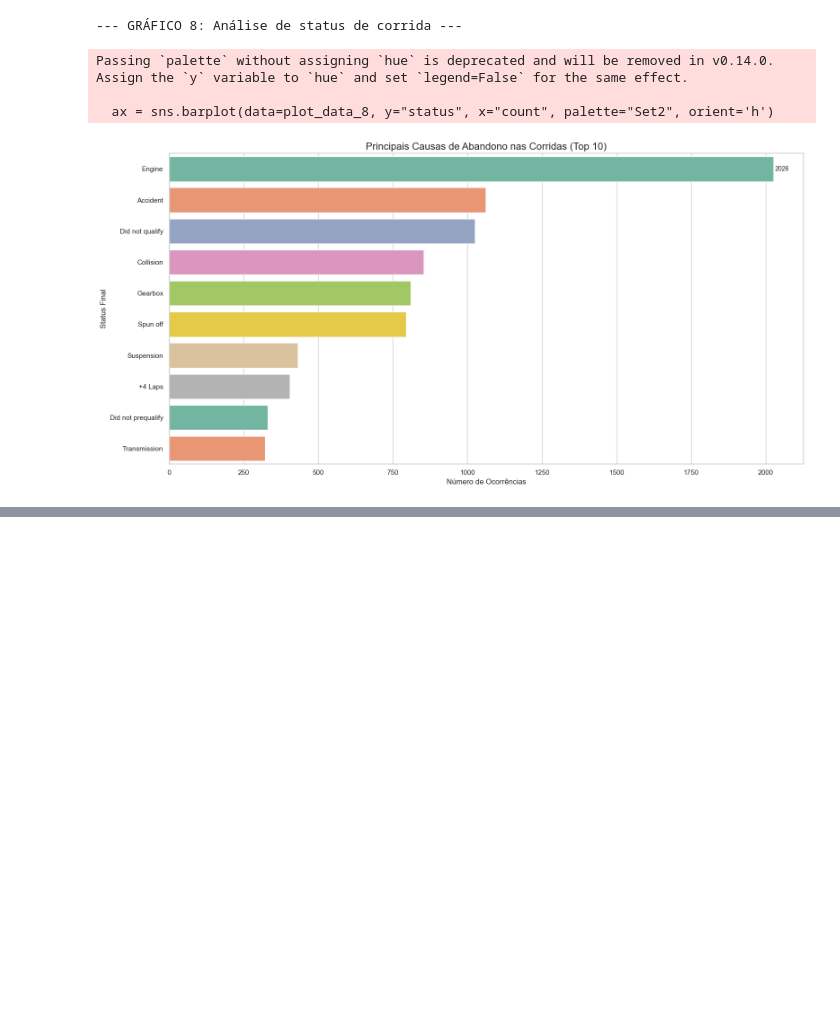
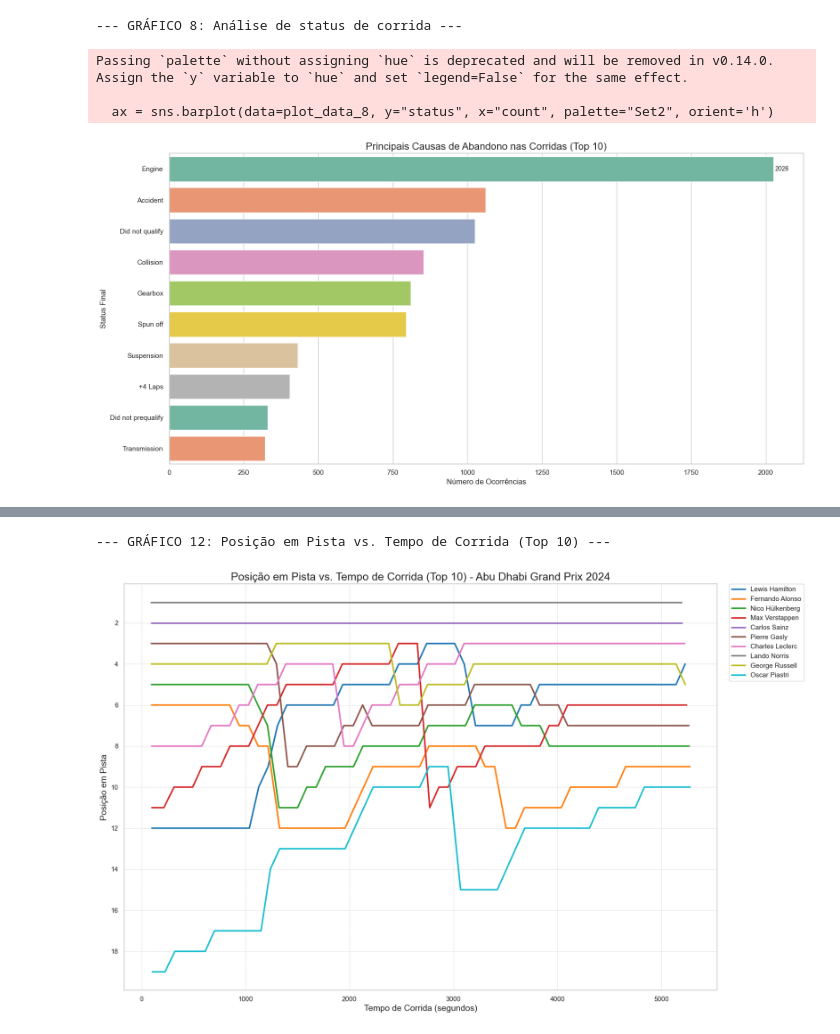
Before and after one commit to Julio1099/formula1-analytics, a Jupyter notebook: Data Layer/raw/Analise_PySpark2.ipynb, the cells around one changed output, grey strips where cells are left out. Cells and saved outputs as stored; diff of their text form; code cells hidden in the pictures; blank space fills up the shorter version.

```diff
--- a/Data Layer/raw/Analise_PySpark2.ipynb
+++ b/Data Layer/raw/Analise_PySpark2.ipynb
@@ -252,2 +466,76 @@ Passing `palette` without assigning `hue` is deprecated and will be removed in v
+# %%
+
+print("\n--- GRÁFICO 12: Posição em Pista vs. Tempo de Corrida (Top 10) ---")
+
+# Importações necessárias para a janela de soma e para formatar os eixos do gráfico
+from pyspark.sql.functions import sum as spark_sum
+from matplotlib.ticker import MaxNLocator
+
+# Etapa 1: Encontrar as informações da corrida alvo (2024, Round 24)
+target_race_df = dataframes['races'].filter((col("year") == 2024) & (col("round") == 24))
+
+# Etapa 2: Verificar se a corrida existe nos dados
+if target_race_df.count() == 0:
+    print("AVISO: Corrida para o ano de 2024, round 24, não encontrada. Gráfico 12 será pulado.")
+else:
+    target_race_info = target_race_df.select("raceId", "name").first()
+    target_race_id = target_race_info['raceId']
+    target_race_name = target_race_info['name']
+
+    # Etapa 3: Identificar os IDs dos 10 primeiros colocados na corrida
+    top_10_driver_rows = dataframes['results'] \
+        .filter((col("raceId") == target_race_id) & (col("positionOrder") <= 10)) \
+        .select("driverId") \
+        .collect()
+    top_10_driver_ids = [row['driverId'] for row in top_10_driver_rows]
+
+    if not top_10_driver_ids:
+        print(f"AVISO: Não há dados de resultado para a corrida '{target_race_name} 2024'. Gráfico 12 será pulado.")
+    else:
+        # Etapa 4: Calcular o tempo acumulado para cada piloto a cada volta
+        window_driver = Window.partitionBy("driverId").orderBy("lap")
+
+        race_progression_df = dataframes['lap_times'] \
+            .filter((col("raceId") == target_race_id) & col("driverId").isin(top_10_driver_ids)) \
+            .withColumn("cumulative_time_sec", spark_sum("milliseconds").over(window_driver) / 1000) \
+            .join(dataframes['drivers'], "driverId") \
+            .withColumn("driver_name", concat_ws(" ", col("forename"), col("surname"))) \
+            .select("driver_name", "cumulative_time_sec", "position")
+
+        # Etapa 5: Converter para Pandas e verificar se há dados para plotar
+        plot_data_12 = race_progression_df.toPandas()
+
+        if plot_data_12.empty:
+            print(f"AVISO: Não há dados de tempo de volta para os pilotos da corrida '{target_race_name} 2024'. Gráfico 12 será pulado.")
+        else:
+            # Etapa 6: Criar o gráfico de progressão da corrida
+            plt.figure(figsize=(20, 12))
+            ax = sns.lineplot(
+                data=plot_data_12,
+                x='cumulative_time_sec',
+                y='position',
+                hue='driver_name',
+                palette='tab10',  # Paleta de cores boa para distinguir até 10 linhas
+                linewidth=2.5
+            )
+
+            # Etapa 7: Ajustar e formatar o gráfico
+            ax.invert_yaxis() # Inverte o eixo Y para que a P1 fique no topo
+            ax.yaxis.set_major_locator(MaxNLocator(integer=True)) # Força os marcadores do eixo Y a serem inteiros
+
+            ax.set_title(f'Posição em Pista vs. Tempo de Corrida (Top 10) - {target_race_name} 2024', fontsize=18)
+            ax.set_xlabel('Tempo de Corrida (segundos)', fontsize=14)
+            ax.set_ylabel('Posição em Pista', fontsize=14)
+
+            # Posiciona a legenda fora da área do gráfico para não obstruir as linhas
+            plt.legend(bbox_to_anchor=(1.02, 1), loc='upper left', borderaxespad=0.)
+
+            plt.grid(True, which='both', linestyle='--', linewidth=0.5)
+            # Usa 'subplots_adjust' para garantir que a legenda não seja cortada
+            plt.subplots_adjust(right=0.8)
+            plt.show()
+# %% [output]
+--- GRÁFICO 12: Posição em Pista vs. Tempo de Corrida (Top 10) ---
+[figure, added]
 # %%
 spark.stop()
```
Also changed, not shown: parts of 4 cells of this notebook.
